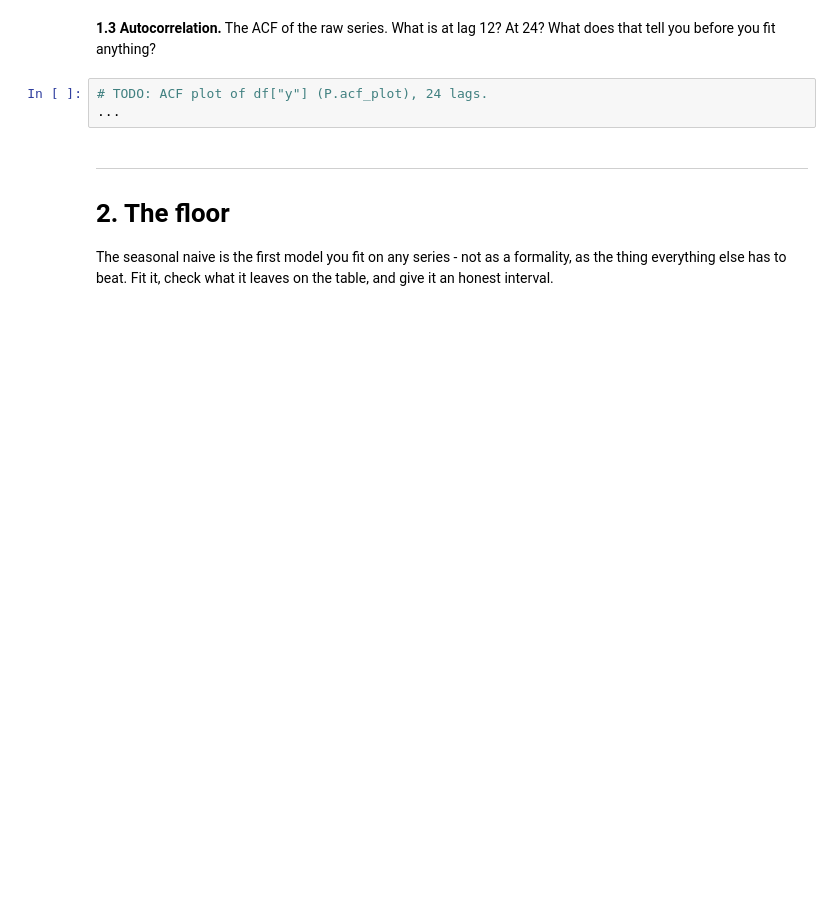
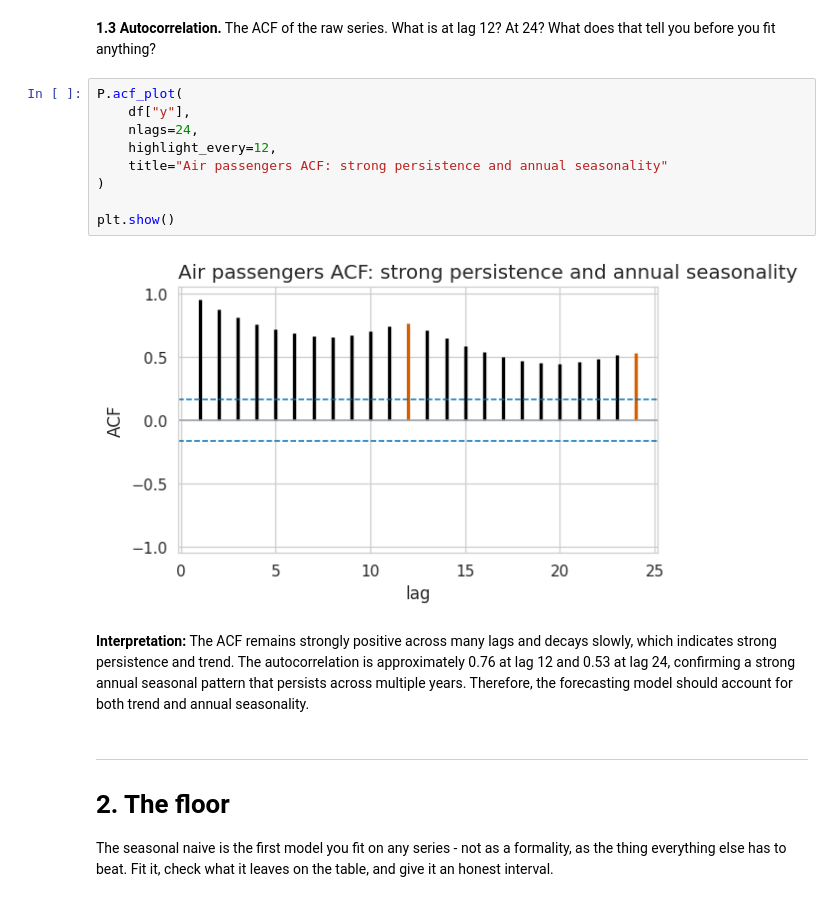
Before and after one commit to AbdullahAAlh/international-airpassengers-project, a Jupyter notebook: project.ipynb, the cells around one changed output. Saved outputs shown, nothing was run; the diff lists cells and outputs as text; blank space fills up the shorter version.

```diff
--- a/project.ipynb
+++ b/project.ipynb
@@ -100,8 +157,18 @@ print(f"seasonal strength: {seasonal_strength:.2f}")
 **1.3 Autocorrelation.** The ACF of the raw series. What is at lag 12?
 At 24? What does that tell you before you fit anything?
 # %%
-# TODO: ACF plot of df["y"] (P.acf_plot), 24 lags.
-...
+P.acf_plot(
+    df["y"],
+    nlags=24,
+    highlight_every=12,
+    title="Air passengers ACF: strong persistence and annual seasonality"
+)
+
+plt.show()
+# %% [output]
+[figure, added]
+# %% [markdown]
+**Interpretation:** The ACF remains strongly positive across many lags and decays slowly, which indicates strong persistence and trend. The autocorrelation is approximately 0.76 at lag 12 and 0.53 at lag 24, confirming a strong annual seasonal pattern that persists across multiple years. Therefore, the forecasting model should account for both trend and annual seasonality.
 # %% [markdown]
 ---
 # 2. The floor
```
Also changed, not shown: parts of 25 cells of this notebook.
